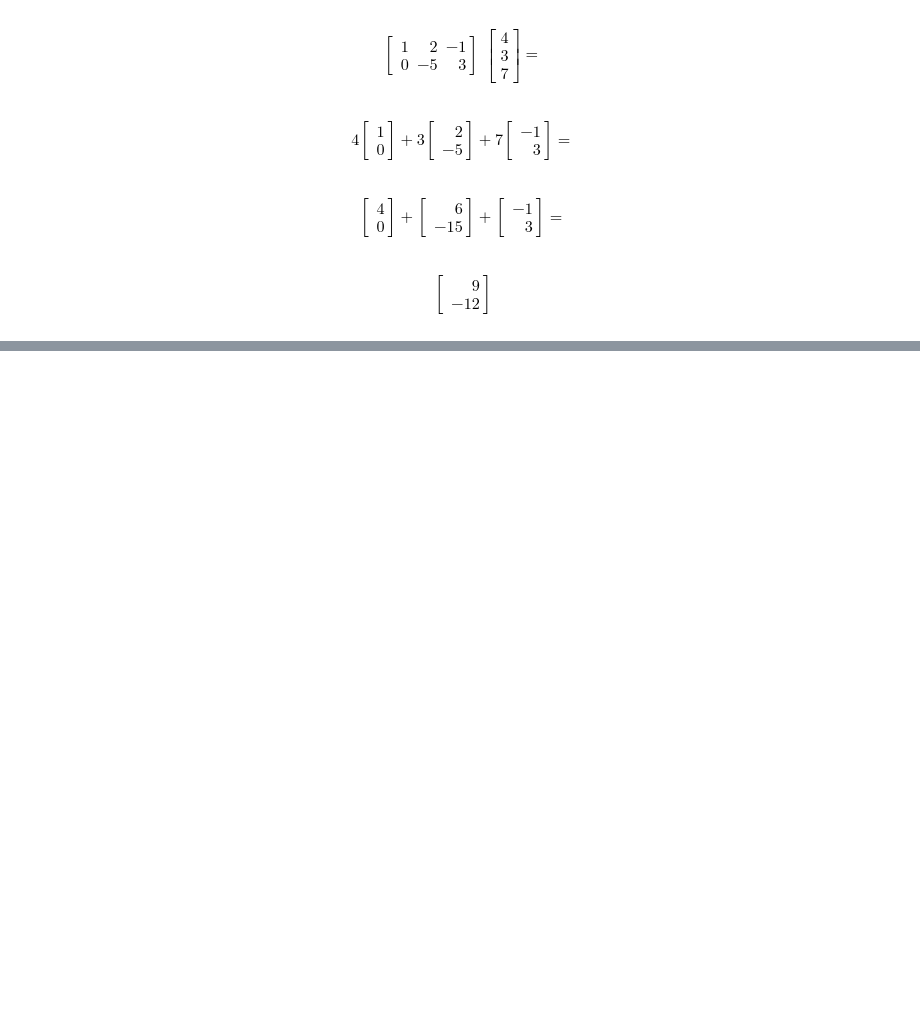
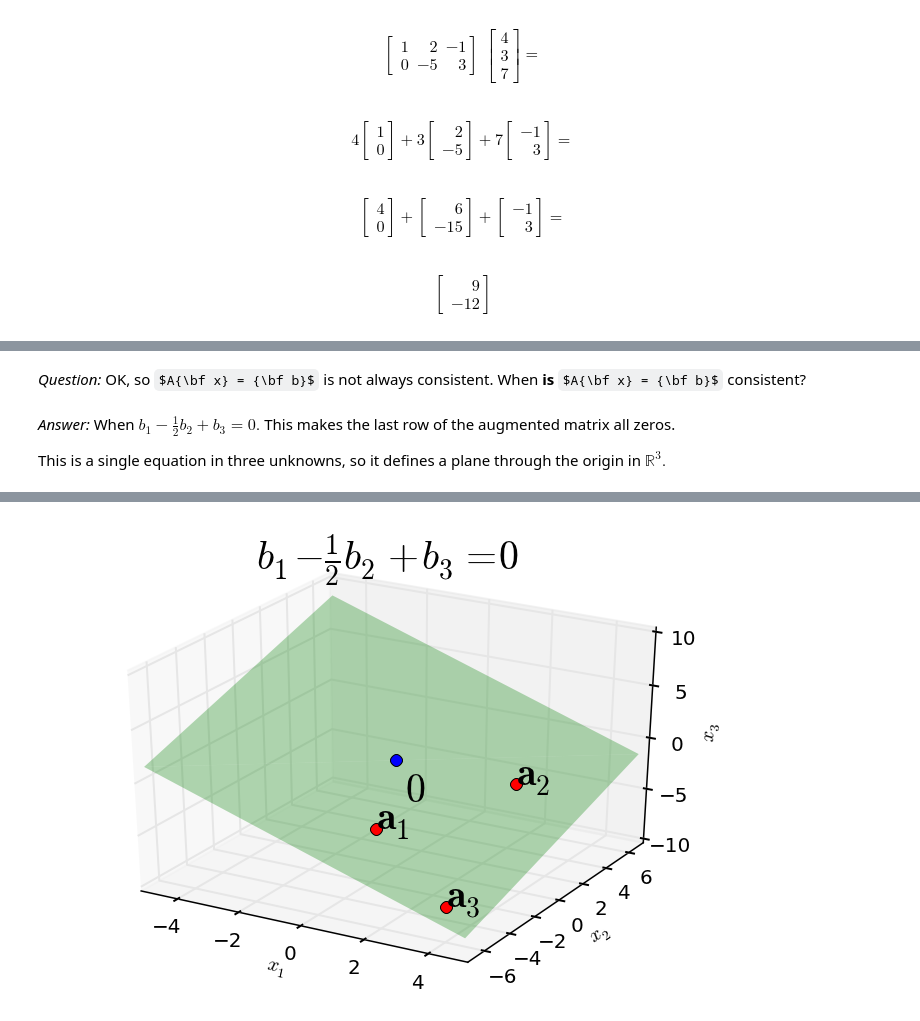
Before and after one commit to mcrovella/CS132-Geometric-Algorithms, a Jupyter notebook: L4Axb.ipynb, the cells around one changed output, grey strips where cells are left out. Drawn from its saved outputs; the diff is of its cells as text; code cells hidden in the pictures; some formulas as TeX source; blank space fills up the shorter version.

```diff
--- a/L4Axb.ipynb
+++ b/L4Axb.ipynb
@@ -524,0 +181,35 @@ The left hand plot is showing the _column space_.   The right hand plot is showi
+# %% [markdown]
+_Question:_ OK, so $A{\bf x} = {\bf b}$ is not always consistent.  When __is__ $A{\bf x} = {\bf b}$ consistent?
+# %% [markdown]
+_Answer:_ When $b_1 -\frac{1}{2}b_2+ b_3 = 0.$  This makes the last row of the augmented matrix all zeros.
+
+This is a single equation in three unknowns, so it defines a plane through the origin in $\mathbb{R}^3.$
+# %%
+sl.hide_code_in_slideshow()
+# %matplotlib qt
+ax = ut.plotSetup3d(-5,5,-7,7,-10,10)
+a1 = [1.0,-4.0,-3.0]
+a2 = [3.0,2.0,-2.0]
+a3 = [4.0, -6.0, -7]
+A = np.array([v, u]).T
+x = np.array([[-0.1, -0.75]]).T
+Ax = A.dot(x)
+ax.text(a1[0],a1[1],a1[2],r'$\bf a_1$',size=20)
+ax.text(a2[0],a2[1],a2[2],r'$\bf a_2$',size=20)
+ax.text(a3[0],a3[1],a3[2],r'$\bf a_3$',size=20)
+#ax.text(1,-4,-10,r'Span{$\bf a_1,a_2,a_3$}',size=16)
+ax.text(0.2,0.2,-4,r'$\bf 0$',size=20)
+# plotting the span of v
+ut.plotSpan3d(ax,a1,a2,'Green')
+ut.plotPoint3d(ax,a1[0],a1[1],a1[2],'r')
+ut.plotPoint3d(ax,a2[0],a2[1],a2[2],'r')
+ut.plotPoint3d(ax,a3[0],a3[1],a3[2],'r')
+ut.plotPoint3d(ax,0,0,0,'b')
+# plotting the axes
+#ut.plotIntersection3d(ax,[0,0,1,0],[0,1,0,0])
+#ut.plotIntersection3d(ax,[0,0,1,0],[1,0,0,0])
+#ut.plotIntersection3d(ax,[0,1,0,0],[1,0,0,0])
+ax.set_title(r'$b_1 - \frac{1}{2}b_2 + b_3 = 0$',size=20)
+# ax.mouse_init()
+print ''
+# %% [output]
@@ -524,0 +217 @@ The left hand plot is showing the _column space_.   The right hand plot is showi
+[figure, added]
```
Also changed, not shown: parts of 116 cells of this notebook, 1 other file.
